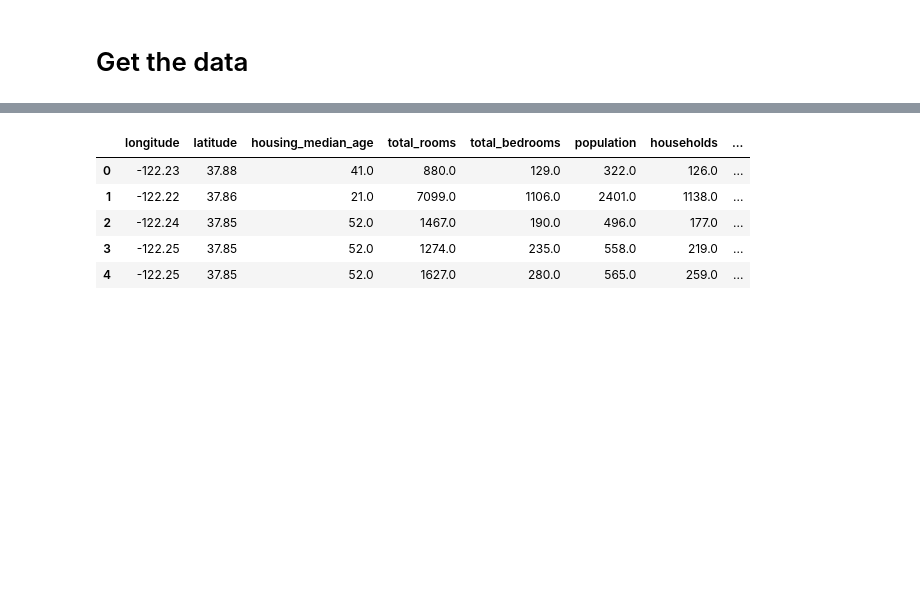
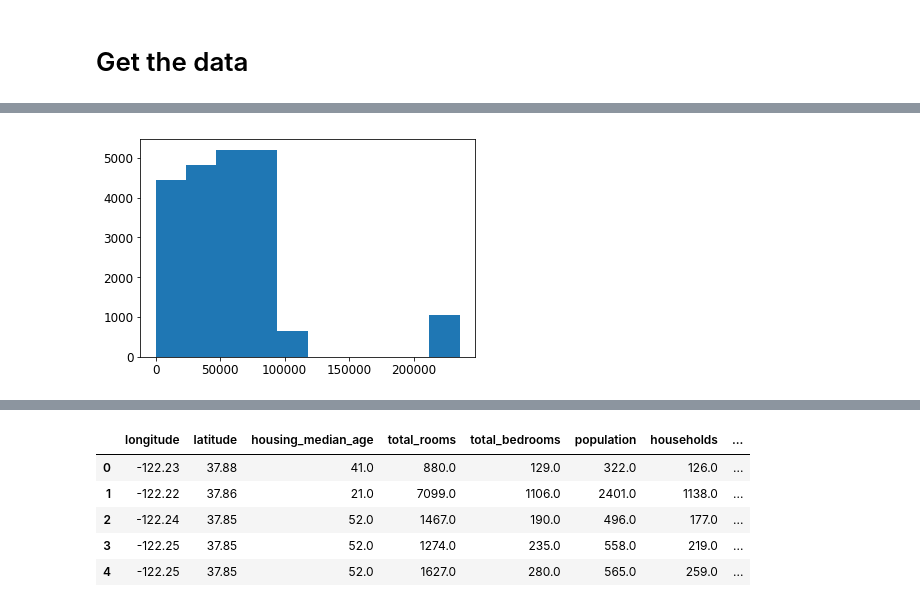
Before and after one commit to kaylanb/exptime_predictor, a Jupyter notebook: doc/nb/inspect.ipynb, the cells around one changed output, grey strips where cells are left out. Drawn from its saved outputs; the diff is of its cells as text; code cells hidden in the pictures; blank space fills up the shorter version.

```diff
--- a/doc/nb/inspect.ipynb
+++ b/doc/nb/inspect.ipynb
@@ -65,0 +151,4 @@ def fetch_housing_data(housing_url=HOUSING_URL, housing_path=HOUSING_PATH):
+# %%
+_=plt.hist(hr)
+# %% [output]
+[figure, added]
```
Also changed, not shown: parts of 17 cells of this notebook, 3 other files.
